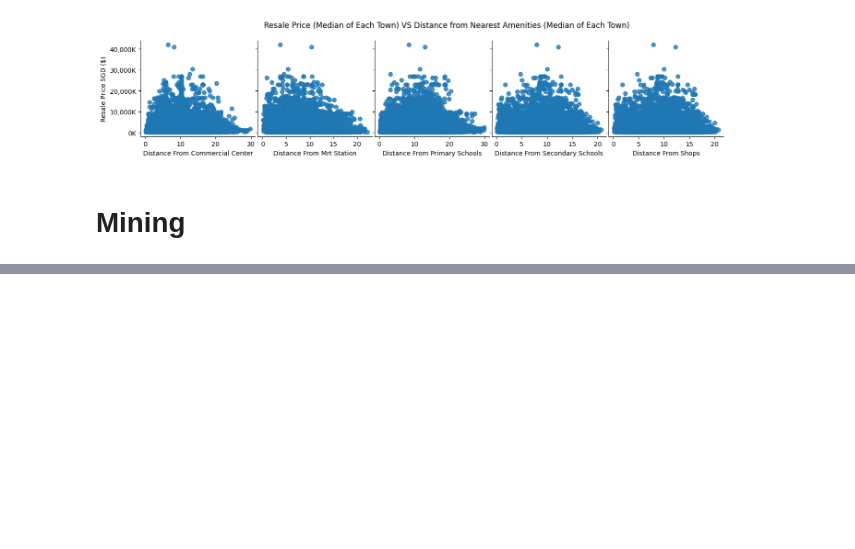
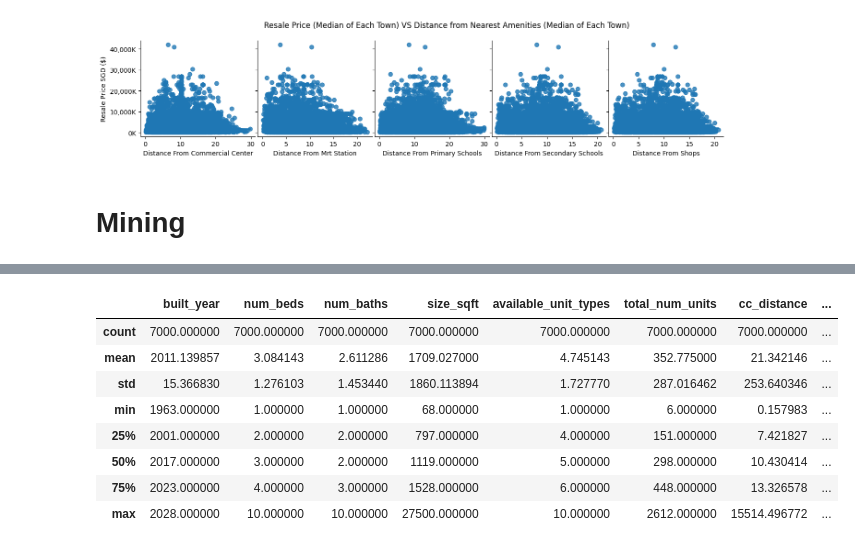
Before and after one commit to ryanchwong/is5126, a Jupyter notebook: nandar-soe.ipynb, the cells around one changed output, grey strips where cells are left out. Drawn from its saved outputs; the diff is of its cells as text; code cells hidden in the pictures; blank space fills up the shorter version.

```diff
--- a/nandar-soe.ipynb
+++ b/nandar-soe.ipynb
@@ -831,0 +852,12 @@ plt.show()
+# %%
+test.describe()
+# %% [output]
+|  | built_year | num_beds | num_baths | size_sqft | available_unit_types | total_num_units | cc_distance | ... |
+| count | 7000.000000 | 7000.000000 | 7000.000000 | 7000.000000 | 7000.000000 | 7000.000000 | 7000.000000 | ... |
+| mean | 2011.139857 | 3.084143 | 2.611286 | 1709.027000 | 4.745143 | 352.775000 | 21.342146 | ... |
+| std | 15.366830 | 1.276103 | 1.453440 | 1860.113894 | 1.727770 | 287.016462 | 253.640346 | ... |
+| min | 1963.000000 | 1.000000 | 1.000000 | 68.000000 | 1.000000 | 6.000000 | 0.157983 | ... |
+| 25% | 2001.000000 | 2.000000 | 2.000000 | 797.000000 | 4.000000 | 151.000000 | 7.421827 | ... |
+| 50% | 2017.000000 | 3.000000 | 2.000000 | 1119.000000 | 5.000000 | 298.000000 | 10.430414 | ... |
+| 75% | 2023.000000 | 4.000000 | 3.000000 | 1528.000000 | 6.000000 | 448.000000 | 13.326578 | ... |
+| max | 2028.000000 | 10.000000 | 10.000000 | 27500.000000 | 10.000000 | 2612.000000 | 15514.496772 | ... |
```
Also changed, not shown: parts of 3 cells of this notebook.
